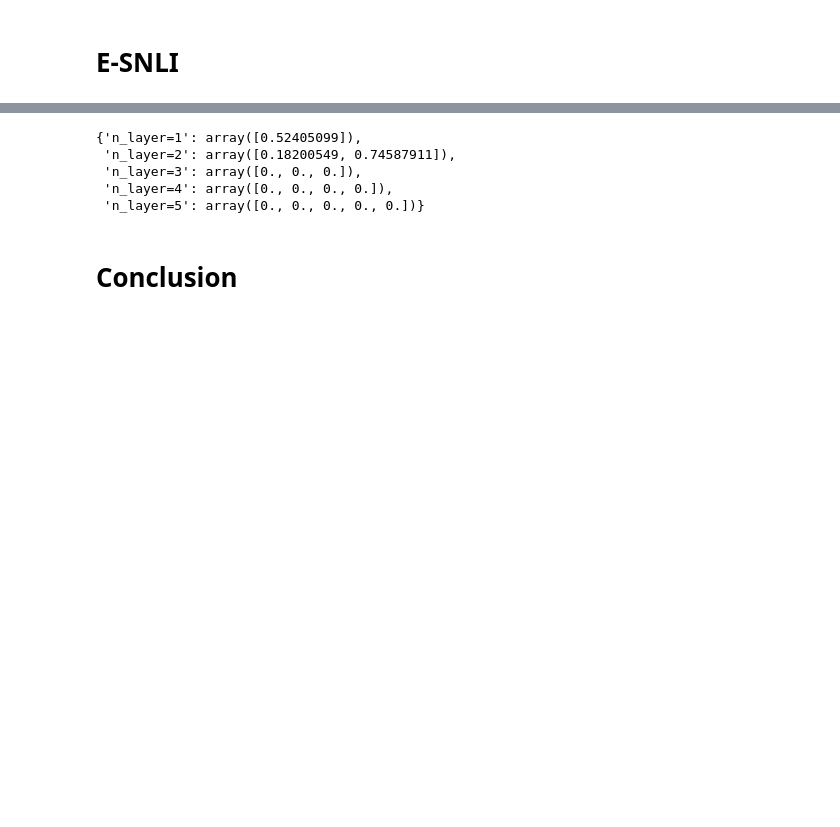
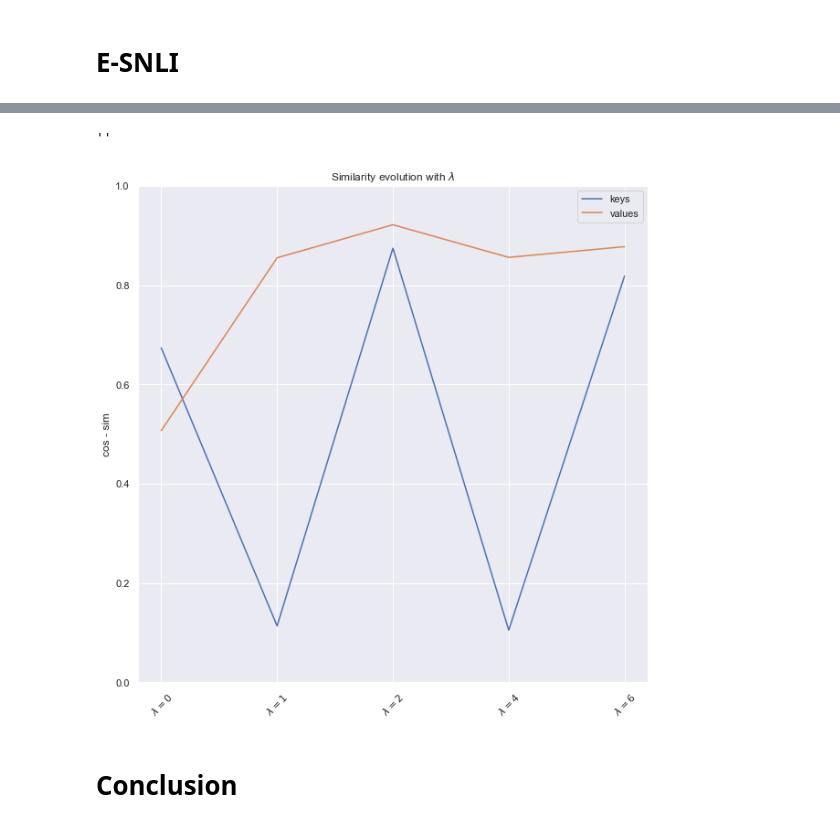
Before and after one commit to Kihansi95/ExplanationPairSentencesTasks, a Jupyter notebook: notebooks/attention_based/PIR - 5A - REG GEOMETRY.ipynb, the cells around one changed output, grey strips where cells are left out. Cells and saved outputs as stored; diff of their text form; code cells hidden in the pictures; blank space fills up the shorter version.

```diff
--- a/notebooks/attention_based/PIR - 5A - REG GEOMETRY.ipynb
+++ b/notebooks/attention_based/PIR - 5A - REG GEOMETRY.ipynb
@@ -396,10 +389,21 @@ sim_k_dict
-# %%
-sim_v_dict
-# %% [output]
-{'n_layer=1': array([0.52405099]),
- 'n_layer=2': array([0.18200549, 0.74587911]),
- 'n_layer=3': array([0., 0., 0.]),
- 'n_layer=4': array([0., 0., 0., 0.]),
- 'n_layer=5': array([0., 0., 0., 0., 0.])}
+# %%
+# the corresponding graphic
+figure = plt.figure(figsize=(10, 10))
+plt.plot(list(range(len(sim_k_dict))), list(sim_k_dict.values()), label="keys")
+plt.plot(list(range(len(sim_v_dict))), list(sim_v_dict.values()), label="values")
+plt.ylim(.0, 1)
+plt.legend()
+plt.ylabel("cos - sim")
+plt.title("Similarity evolution with $\lambda$")
+#plt.xlabel("$\lambda$")
+ax = plt.gca()
+ax.set_xticks(list(range(len(sim_k_dict))))
+labels = [f"$\lambda = {x}$" for x in reg_params]
+ax.set_xticklabels(labels, rotation=45)
+plt.savefig(os.path.join(cache_path, "fig", "reg_geometry", "reg_geometry_esnli.png"))
+;
+# %% [output]
+''
+[figure, added]
 # %% [markdown]
 # Conclusion
```
Also changed, not shown: parts of 15 cells of this notebook, 5 other files.
